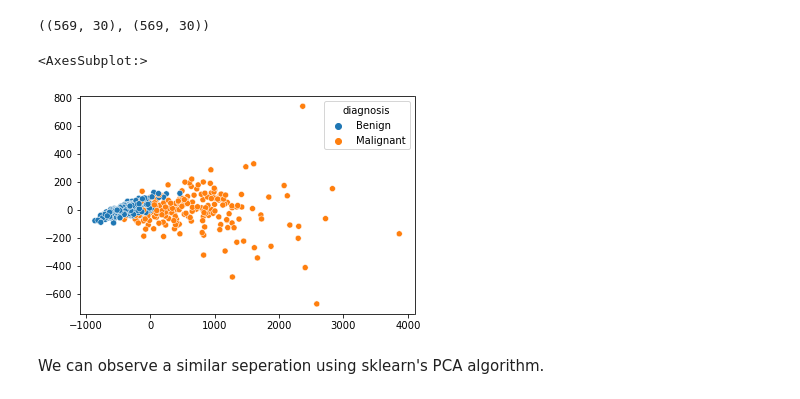
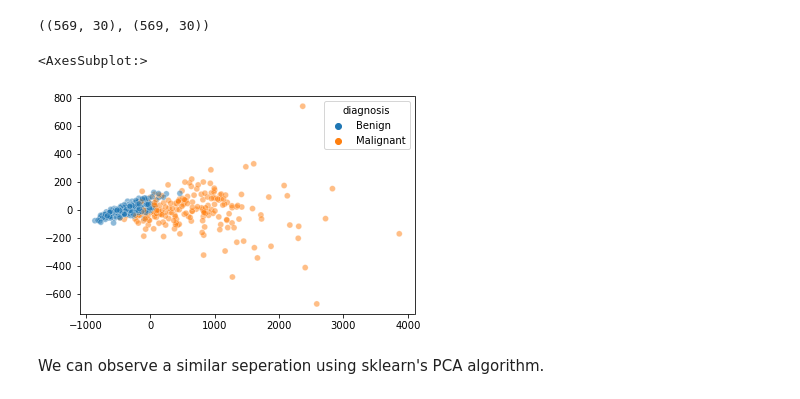
Before and after one commit to eshaansn/lin-alg, a Jupyter notebook: Singular Value Decomposition/Principal Component Analysis with SVD/Principal Component Analysis with SVD.ipynb, the cells around one changed output. Saved outputs shown, nothing was run; the diff lists cells and outputs as text; code cells hidden in the pictures.

```diff
--- a/Singular Value Decomposition/Principal Component Analysis with SVD/Principal Component Analysis with SVD.ipynb
+++ b/Singular Value Decomposition/Principal Component Analysis with SVD/Principal Component Analysis with SVD.ipynb
@@ -125,5 +178,5 @@ PCA allowed us to visualise higher dimensional data in 2 dimensions making it ea
 from sklearn.decomposition import PCA
 # %%
 pca = PCA()
-X_pca_sklearn = pca.fit_transform(X)
+X_pca_sklearn = pca.fit_transform(X.to_numpy())
 # %%
@@ -131,9 +184,9 @@ X_pca_sklearn.shape, X_arr.shape
 # %% [output]
 ((569, 30), (569, 30))
 # %%
-sns.scatterplot(x=X_pca_sklearn.T[0], y=X_pca_sklearn.T[1], hue=y.map({'M':'Malignant', 'B':'Benign'}))
+sns.scatterplot(x=X_pca_sklearn.T[0], y=X_pca_sklearn.T[1], hue=y.map({'M':'Malignant', 'B':'Benign'}), alpha=0.5)
 # %% [output]
 <AxesSubplot:>
-[figure, old version]
+[figure, new version]
 # %% [markdown]
 We can observe a similar seperation using sklearn's PCA algorithm.
```
Also changed, not shown: parts of 12 cells of this notebook.
